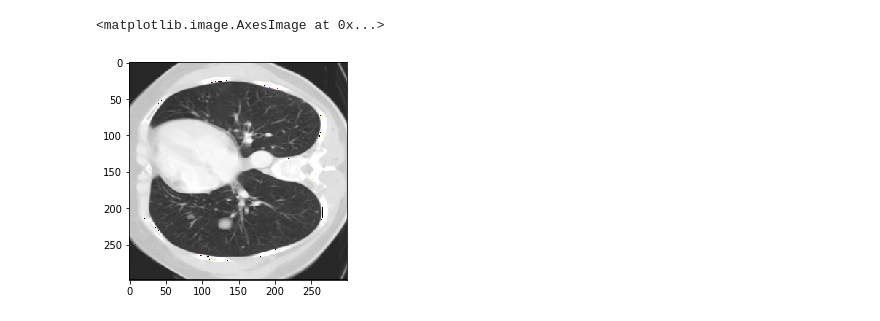
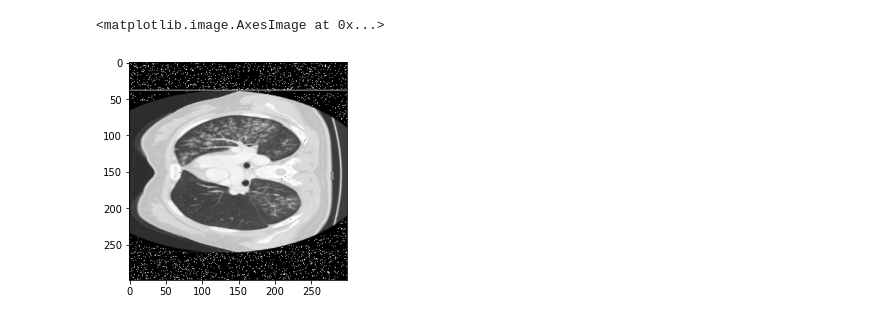
Before and after one commit to akarsh8/COVID-19-CT-image-analysis, a Jupyter notebook: CNN_Visualization.ipynb, the cells around one changed output. Saved outputs shown, nothing was run; the diff lists cells and outputs as text; code cells hidden in the pictures.

Commit message:
Fixed Noise adder, minor fixes, experimentation in CNN Visualization file

```diff
--- a/CNN_Visualization.ipynb
+++ b/CNN_Visualization.ipynb
@@ -57,10 +57,14 @@ train_data = dataset[0:split_point]
 test_data = dataset[split_point:]
 
 assert len(train_data) + len(test_data) == (397 + 349) # ensure all expected data is present
+
+train_data = train_data #+ train_data + train_data + train_data + train_data # when using the noise adder and random rotation then triple the datasets
+random.shuffle(train_data)
 # %%
 # get the image data and load it into memory
 
-train_X = np.asarray([dh.load_image(fp, resize=True, add_noise=True, randomly_rotate=True) for (fp, label) in train_data]).astype('uint8')
+
+train_X = np.asarray([dh.load_image(fp, resize=True, add_noise=True, randomly_rotate=True, grayscale=True) for (fp, label) in train_data]).astype('uint8')
 train_y = np.asarray([label for (fp, label) in train_data]).astype('float16')
 
 test_X = np.asarray([dh.load_image(fp, resize=True) for (fp, label) in test_data]).astype('uint8')
@@ -68,5 +90,5 @@ test_y = np.asarray([np.asarray(label) for (fp, label) in test_data]).astype('fl
 # %%
-plt.imshow(train_X[0])
+plt.imshow(train_X[0], cmap='gray')
 # %% [output]
 <matplotlib.image.AxesImage at 0x...>
-[figure, old version]
+[figure, new version]
```
Also changed, not shown: parts of 15 cells of this notebook, 1 other file.
